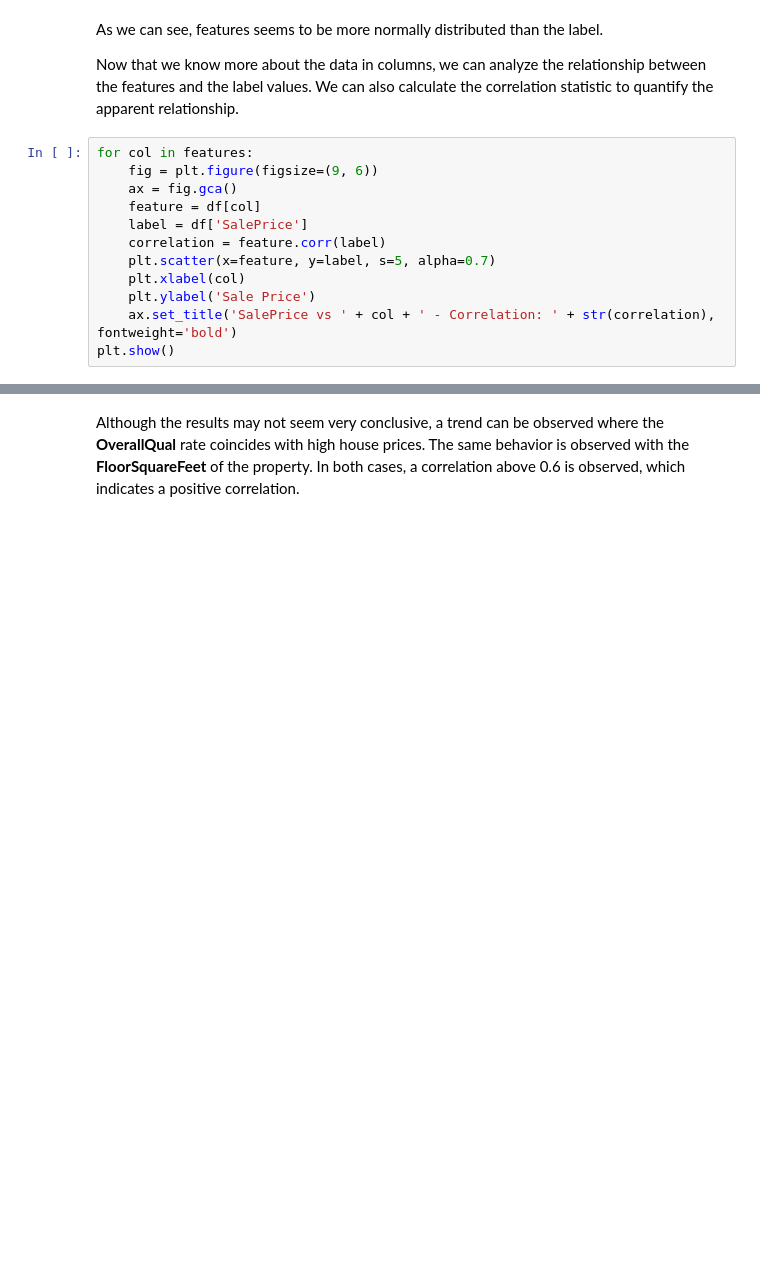
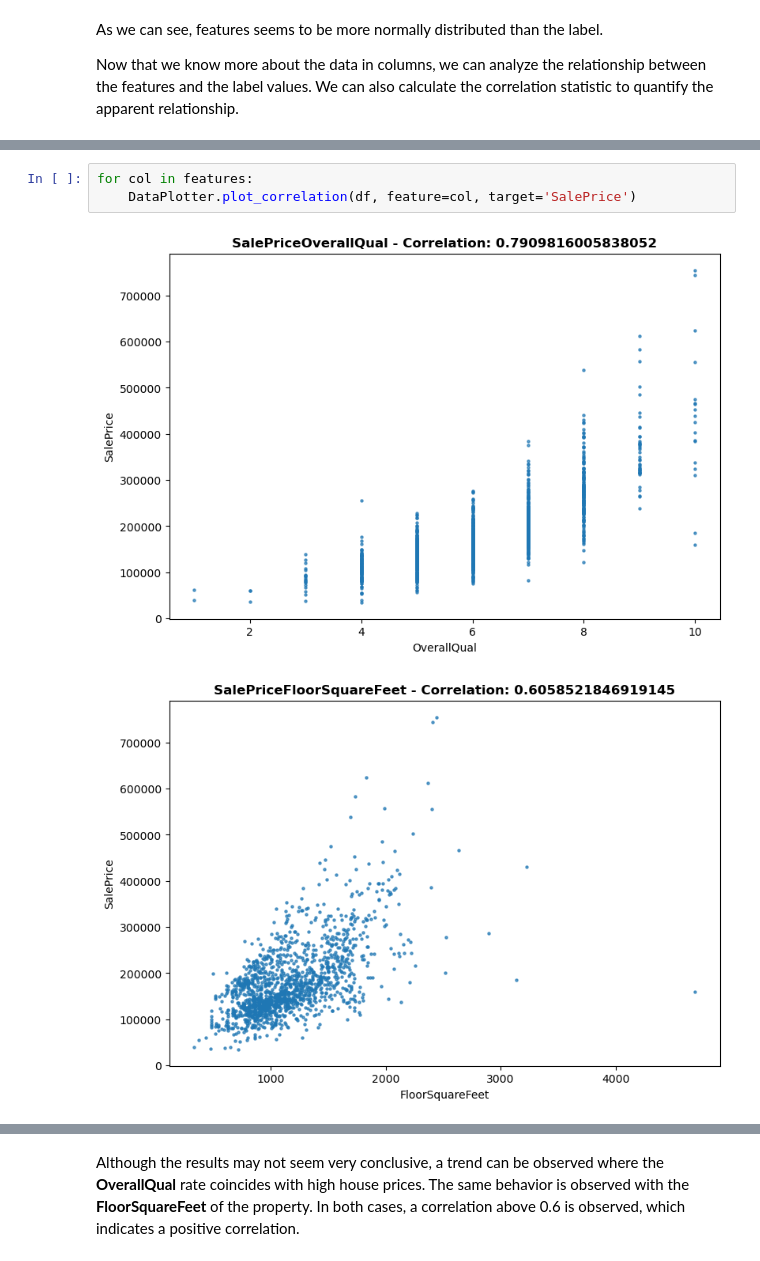
Before and after one commit to carlosopr/g-labs, a Jupyter notebook: project01/house_prices.ipynb, the cells around one changed output, grey strips where cells are left out. Cells and saved outputs as stored; diff of their text form; blank space fills up the shorter version.

```diff
--- a/project01/house_prices.ipynb
+++ b/project01/house_prices.ipynb
@@ -153,15 +130,3 @@ plt.show()
 As we can see, features seems to be more normally distributed than the label.
 
 Now that we know more about the data in columns, we can analyze the relationship between the features and the label values. We can also calculate the correlation statistic to quantify the apparent relationship.
-# %%
-for col in features:
-    fig = plt.figure(figsize=(9, 6))
-    ax = fig.gca()
-    feature = df[col]
-    label = df['SalePrice']
-    correlation = feature.corr(label)
-    plt.scatter(x=feature, y=label, s=5, alpha=0.7)
-    plt.xlabel(col)
-    plt.ylabel('Sale Price')
-    ax.set_title('SalePrice vs ' + col + ' - Correlation: ' + str(correlation), fontweight='bold')
-plt.show()
@@ -173,0 +133,6 @@ plt.show()
+# %%
+for col in features:
+    DataPlotter.plot_correlation(df, feature=col, target='SalePrice')
+# %% [output]
+[figure, added]
+[figure, added]
```
Also changed, not shown: parts of 15 cells of this notebook, 2 other files.
